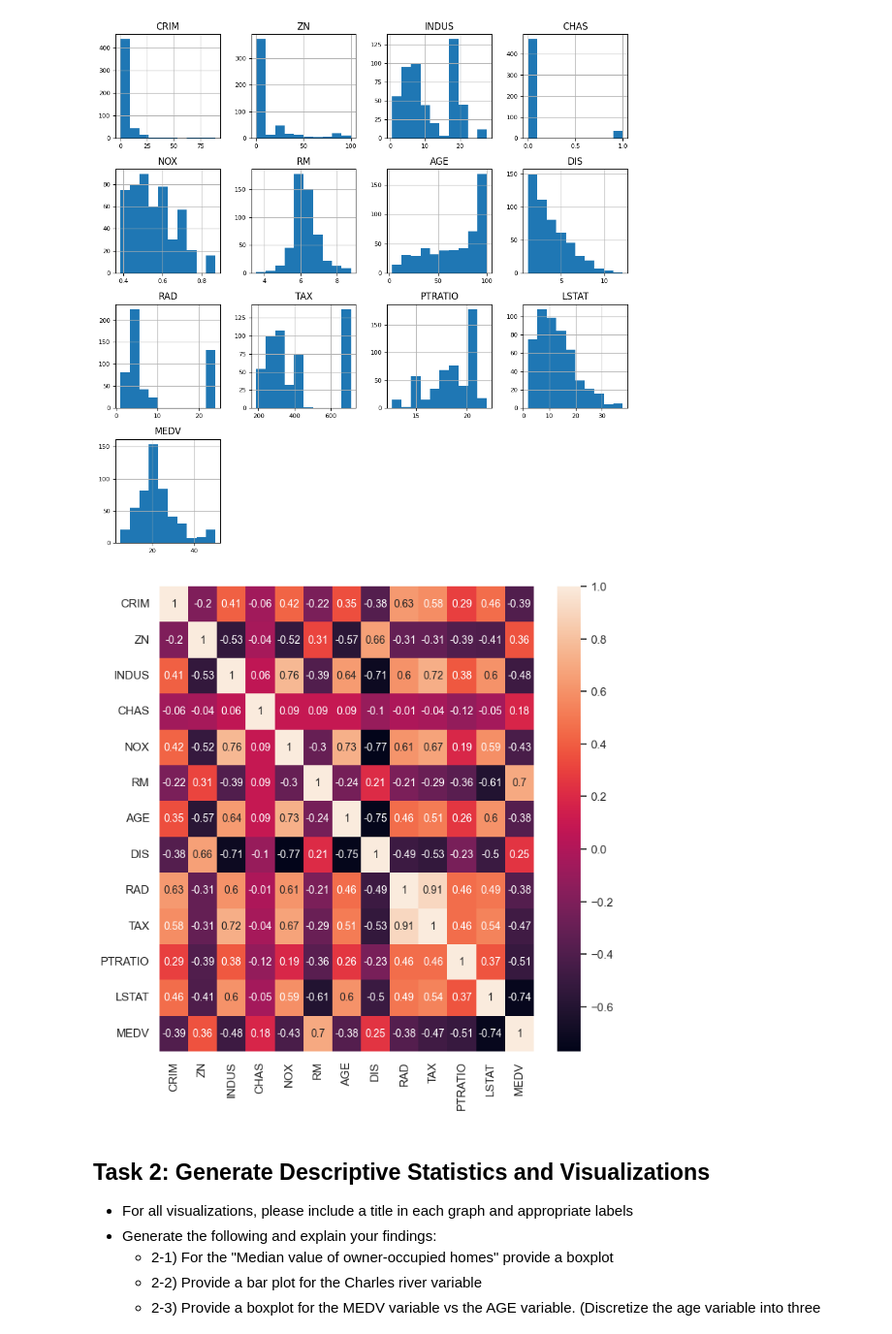
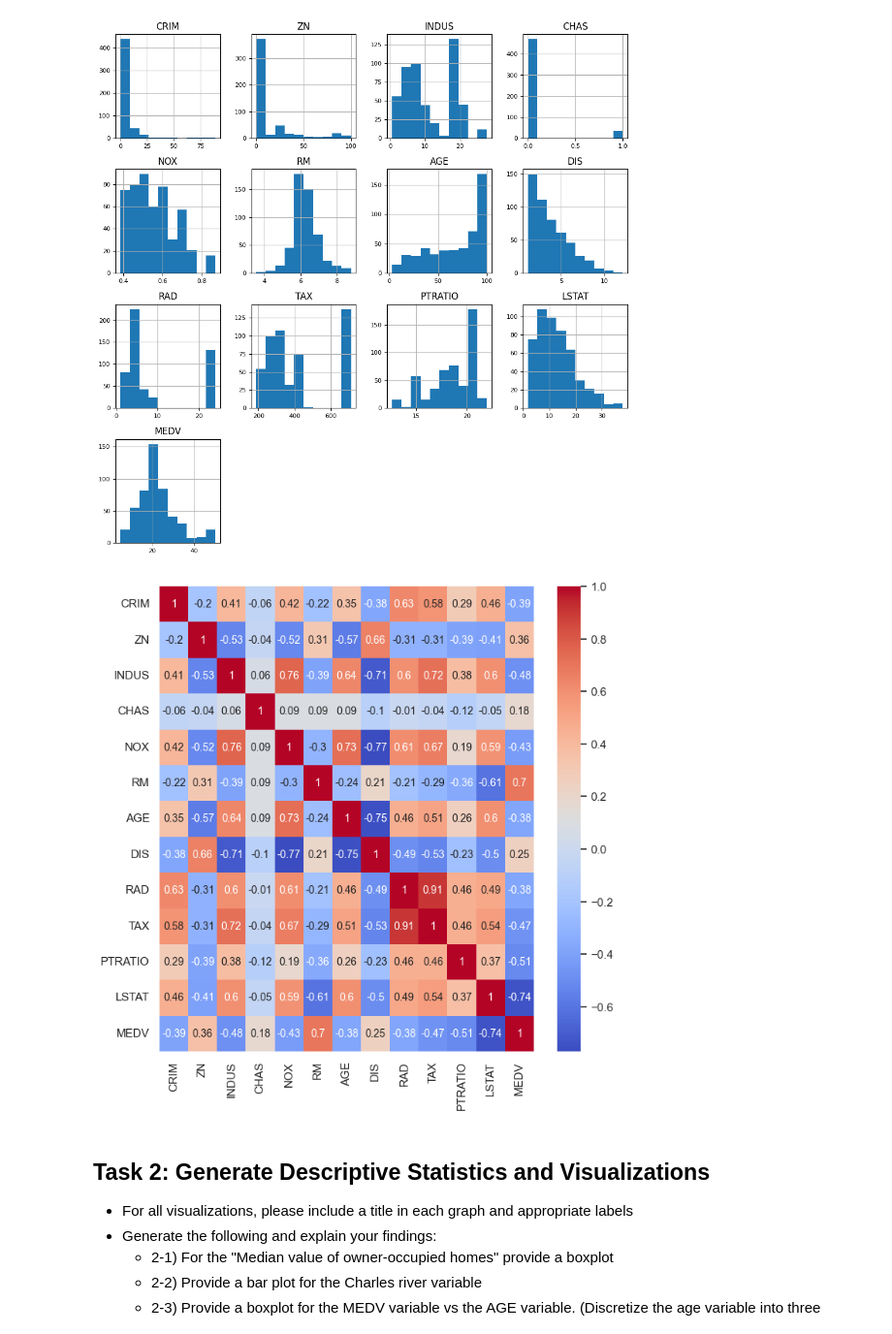
Before and after one commit to motsad/Assignments, a Jupyter notebook: W7-Optional--Peer-Graded-Assignment-jupyterlite-v2.ipynb, the cells around one changed output. Shown at 97% size. Saved outputs shown, nothing was run; the diff lists cells and outputs as text; code cells hidden in the pictures.

```diff
--- a/W7-Optional--Peer-Graded-Assignment-jupyterlite-v2.ipynb
+++ b/W7-Optional--Peer-Graded-Assignment-jupyterlite-v2.ipynb
@@ -104,11 +104,11 @@ plt.show()   # just to suppress unwanted messages
 # %%
 # Check correlation heatmap
 corr_matrix = boston_df.corr().round(2)
 sns.set(style="whitegrid", rc={"figure.figsize":(8, 8)})
-sns.heatmap(data=corr_matrix, annot=True, annot_kws={"size": 10})
+sns.heatmap(data=corr_matrix, cmap='coolwarm', annot=True, annot_kws={"size": 10})
 plt.show()   # just to suppress unwanted messages
 # %% [output]
-[figure, old version]
+[figure, new version]
 # %% [markdown]
 ## Task 2: Generate Descriptive Statistics and Visualizations
 - For all visualizations, please include a title in each graph and appropriate labels
```
Also changed, not shown: parts of 9 cells of this notebook.
